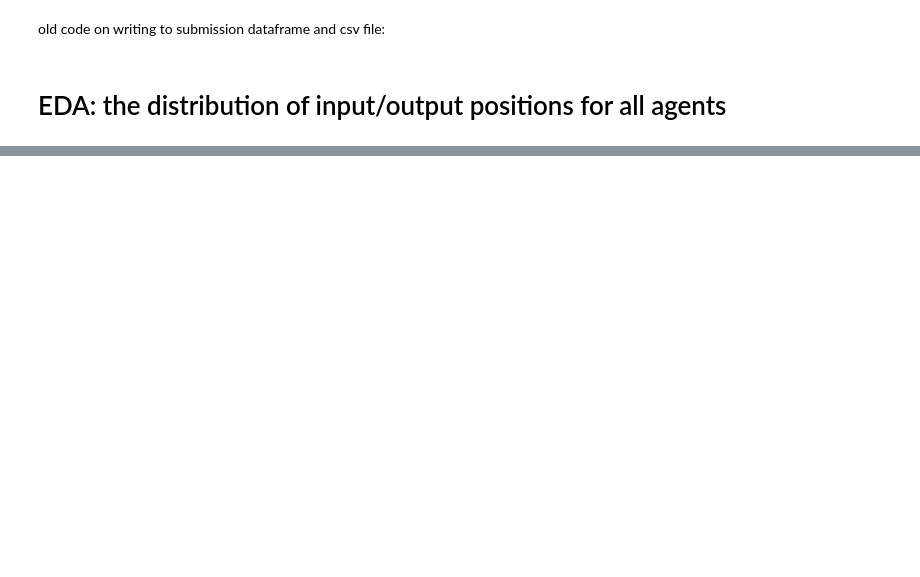
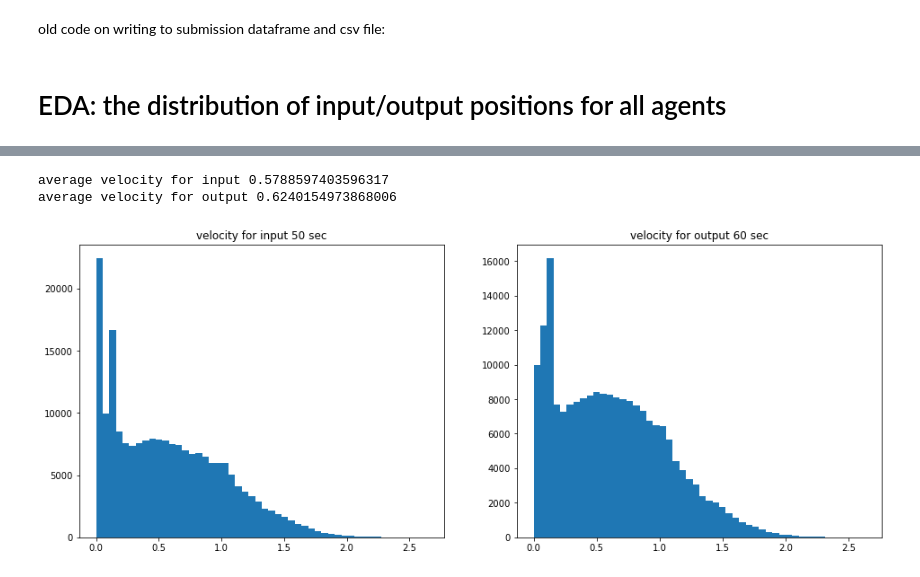
Before and after one commit to zaxiang/Autonomous-vehicle-motion-forecasting, a Jupyter notebook: Load_Argo2_Public.ipynb, the cells around one changed output, grey strips where cells are left out. Saved outputs shown, nothing was run; the diff lists cells and outputs as text; code cells hidden in the pictures; blank space fills up the shorter version.

```diff
--- a/Load_Argo2_Public.ipynb
+++ b/Load_Argo2_Public.ipynb
@@ -809,0 +584,46 @@ TypeError: list indices must be integers or slices, not tuple
+# %%
+import matplotlib.pyplot as plt
+import math
+def get_velocity(city, all_cities=False):
+    cities = ['austin', 'dearborn', 'miami', 'palo-alto', 'pittsburgh', 'washington-dc']
+    ROOT_PATH = "./argo2/"
+
+    changes_input = []
+    changes_output = []
+
+    def get_data(city):
+
+        f_in = ROOT_PATH + "train/" + city + "_inputs"
+        inputs = pickle.load(open(f_in, "rb"))
+
+        f_out = ROOT_PATH + "train/" + city + "_outputs"
+        outputs = pickle.load(open(f_out, "rb"))
+
+        for i,d in enumerate(inputs):
+            changes_input.append(math.dist(inputs[i,-1,:], inputs[i,0,:])/50)
+        for i,d in enumerate(outputs):
+            changes_output.append(math.dist(outputs[i,-1,:],outputs[i,0,:])/60)
+
+    if all_cities == False:
+        get_data(city)
+    elif all_cities == True:
+        for c in cities:
+            get_data(c)
+
+    print("average velocity for input", sum(changes_input)/len(changes_input) )
+    print("average velocity for output", sum(changes_output)/len(changes_output))
+    fig, axes = plt.subplots(ncols=2, figsize=(16, 6))
+    fig.subplots_adjust(wspace=.2)
+    ax1, ax2 = axes
+
+    ax1.hist(changes_input, bins = 50)
+    ax1.set_title("velocity for input 50 sec")
+
+    ax2.hist(changes_output, bins = 50)
+    ax2.set_title("velocity for output 60 sec")
+# %%
+get_velocity("austin", True)
+# %% [output]
+average velocity for input 0.5788597403596317
+average velocity for output 0.6240154973868006
+[figure, added]
```
Also changed, not shown: parts of 41 cells of this notebook, 4 other files.
